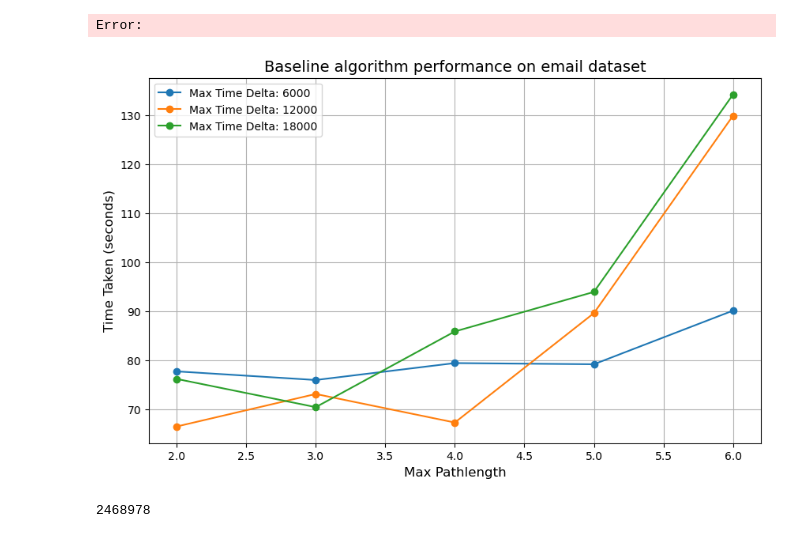
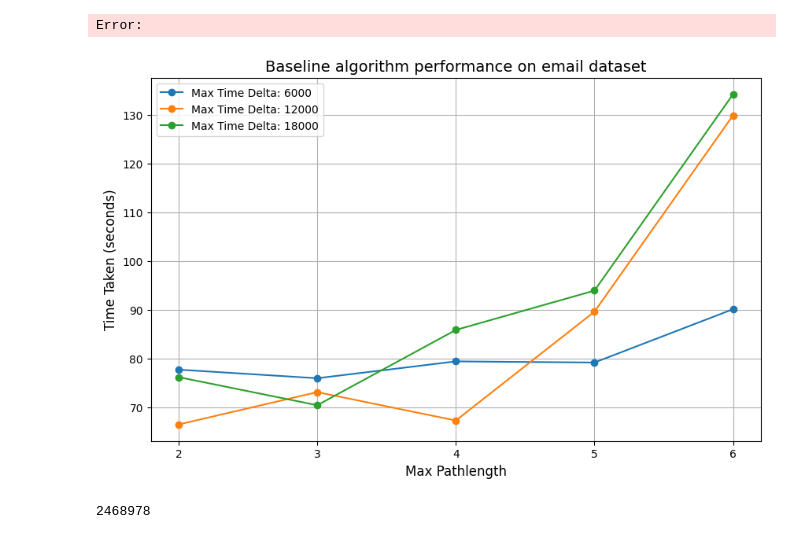
Before and after one commit to aryastark1614/SNACS-Project, a Jupyter notebook: email-dataset.ipynb, the cells around one changed output. Saved outputs shown, nothing was run; the diff lists cells and outputs as text; code cells hidden in the pictures.

```diff
--- a/email-dataset.ipynb
+++ b/email-dataset.ipynb
@@ -227,36 +191,31 @@ temporal_paths = pp.MultiOrderModel.from_temporal_graph(graph, delta=18000, max_
 # %%
-import matplotlib.pyplot as plt
+max_orders = [2, 3, 4, 5, 6]
+deltas = [6000, 12000, 18000]
 
-# Define the range of maximum path lengths (max_orders) and delta values for the analysis
-max_orders = [2, 3, 4, 5, 6, 7, 8, 9, 10]  # Maximum path lengths
-deltas = [6000, 12000, 18000]  # Maximum time deltas available in the times dictionary
-
-# Define the runtime data for each delta and corresponding path lengths
-# The 'times' dictionary has entries matching the 'deltas values.
 times = {
-    6000: [77.7554, 75.9928, 79.4468, 79.2110, 90.1463, 95.3210, 100.2230, 105.8761, 110.6572],
-    12000: [66.5098, 73.1436, 67.3223, 89.6361, 129.9010, 138.2134, 145.5467, 152.2130, 160.8764],
-    18000: [76.2166, 70.4611, 85.8963, 93.9587, 134.2210, 145.7654, 155.8760, 165.4320, 175.6543]
+    6000: [77.7554, 75.9928, 79.4468, 79.2110, 90.1463],
+    12000: [66.5098, 73.1436, 67.3223, 89.6361, 129.9010],
+    18000: [76.2166, 70.4611, 85.8963, 93.9587, 134.2210]
 }
 
-# Create a figure for plotting the runtime performance
+# Plotting
 plt.figure(figsize=(10, 6))
 
-# Plot runtime for each delta value across the maximum path lengths
 for delta in deltas:
     plt.plot(max_orders, times[delta], marker='o', label=f'Max Time Delta: {delta}')
 
-# Add labels and legend
-plt.xlabel('Max Path Length', fontsize=12)  # Label for the x-axis
-plt.ylabel('Time Taken (seconds)', fontsize=12)  # Label for the y-axis
-plt.title('Baseline Algorithm Performance on Email Dataset', fontsize=14)  # Plot title
-plt.legend()  # Add a legend to distinguish between delta values
-plt.grid(True)  # Add a grid for better visualization
+# Set the x-ticks to only display 2, 3, 4, etc.
+plt.xticks(max_orders)
 
-# Display the plot
+# Labels and legend
+plt.xlabel('Max Pathlength', fontsize=12)
+plt.ylabel('Time Taken (seconds)', fontsize=12)
+plt.title('Baseline algorithm performance on email dataset', fontsize=14)
+plt.legend()
+plt.grid(True)
 plt.show()
 # %% [output]
-[figure, old version]
+[figure, new version]
 # %%
 combined_graph = []
 for i in range(1,7):
```
Also changed, not shown: parts of 9 cells of this notebook.
